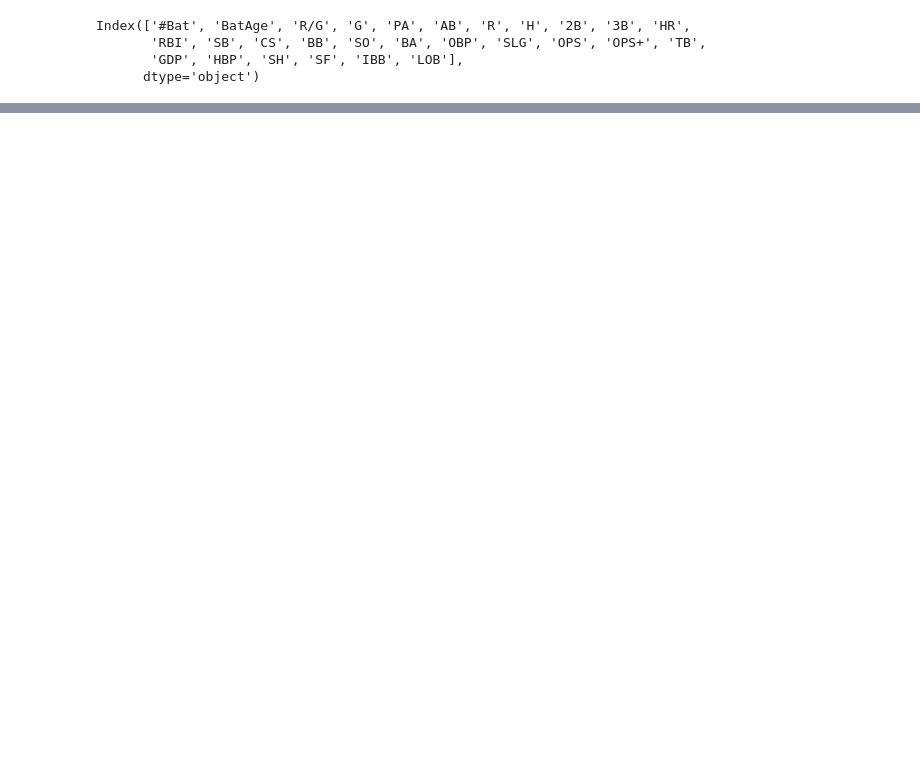
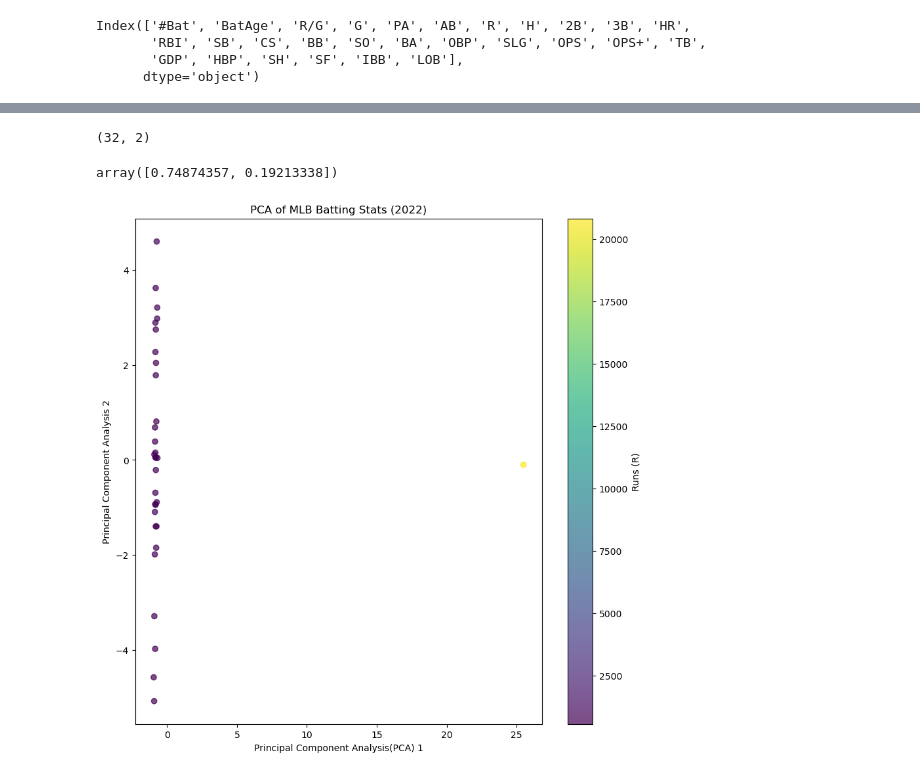
Before and after one commit to Ananay8425/Scikit-Learn, a Jupyter notebook: PCA-Analysis/pca-analysis.ipynb, the cells around one changed output, grey strips where cells are left out. Drawn from its saved outputs; the diff is of its cells as text; code cells hidden in the pictures; blank space fills up the shorter version.

Commit message:
commit 17 Update PCA Analysis

```diff
--- a/PCA-Analysis/pca-analysis.ipynb
+++ b/PCA-Analysis/pca-analysis.ipynb
@@ -61,0 +204,3 @@ Index(['#Bat', 'BatAge', 'R/G', 'G', 'PA', 'AB', 'R', 'H', '2B', '3B', 'HR',
+# %%
+pca2c = PCA(n_components=2)  # Retain 2 components
+X_pca2c = pca2c.fit_transform(X_scaled)
@@ -61,0 +227,21 @@ Index(['#Bat', 'BatAge', 'R/G', 'G', 'PA', 'AB', 'R', 'H', '2B', '3B', 'HR',
+# %%
+X_pca2c.shape
+# %% [output]
+(32, 2)
+# %%
+pca2c.explained_variance_ratio_
+# %% [output]
+array([0.74874357, 0.19213338])
+# %%
+colormap = plt.get_cmap('viridis')
+# %%
+plt.figure(figsize=(10, 10))
+scatter = plt.scatter(X_pca2c[:, 0], X_pca2c[:, 1],
+                    c=df['R'], cmap=colormap, alpha=0.7)
+plt.xlabel('Principal Component Analysis(PCA) 1')
+plt.ylabel('Principal Component Analysis 2')
+plt.title('PCA of MLB Batting Stats (2022)')
+plt.colorbar(scatter, label='Runs (R)')
+plt.show()
+# %% [output]
+[figure, added]
```
Also changed, not shown: parts of 20 cells of this notebook.
